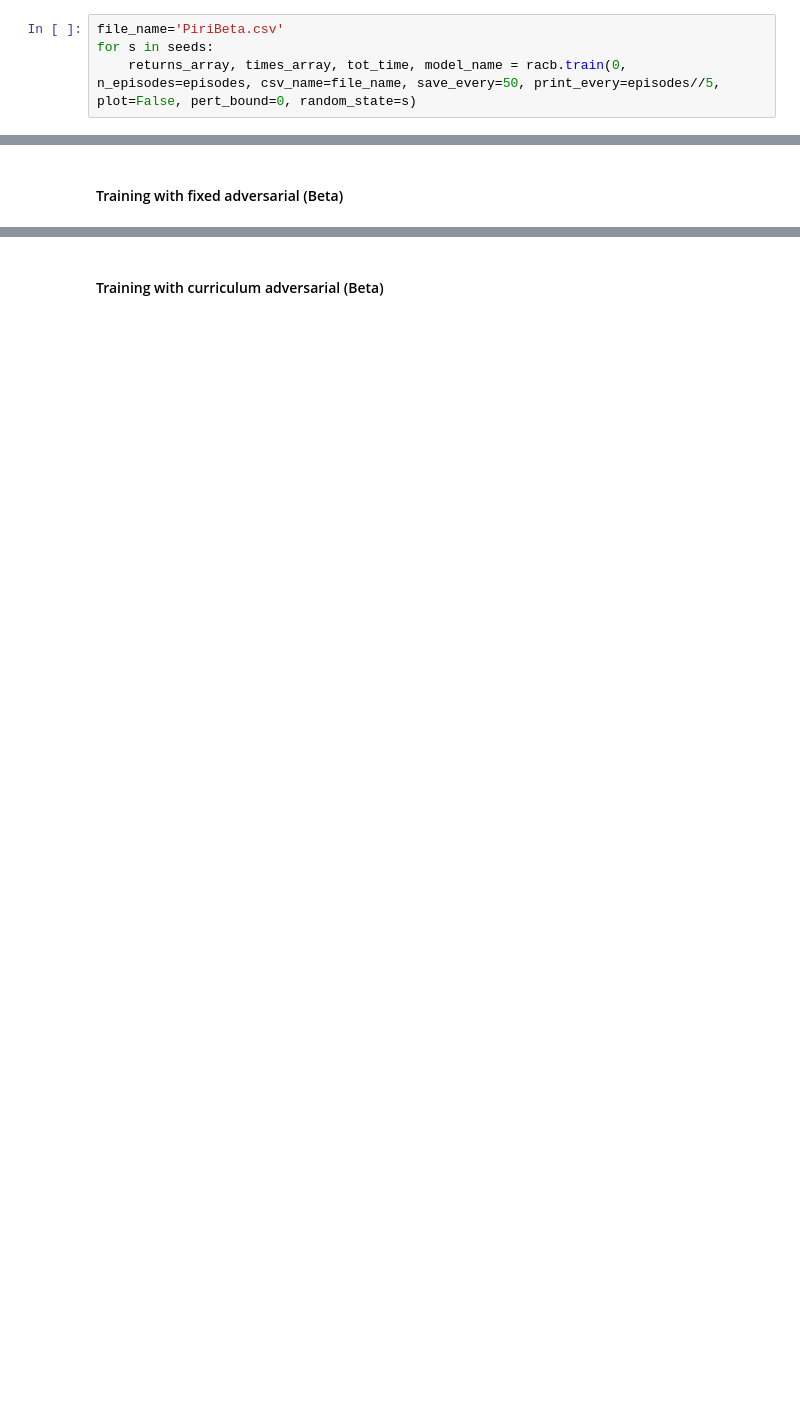
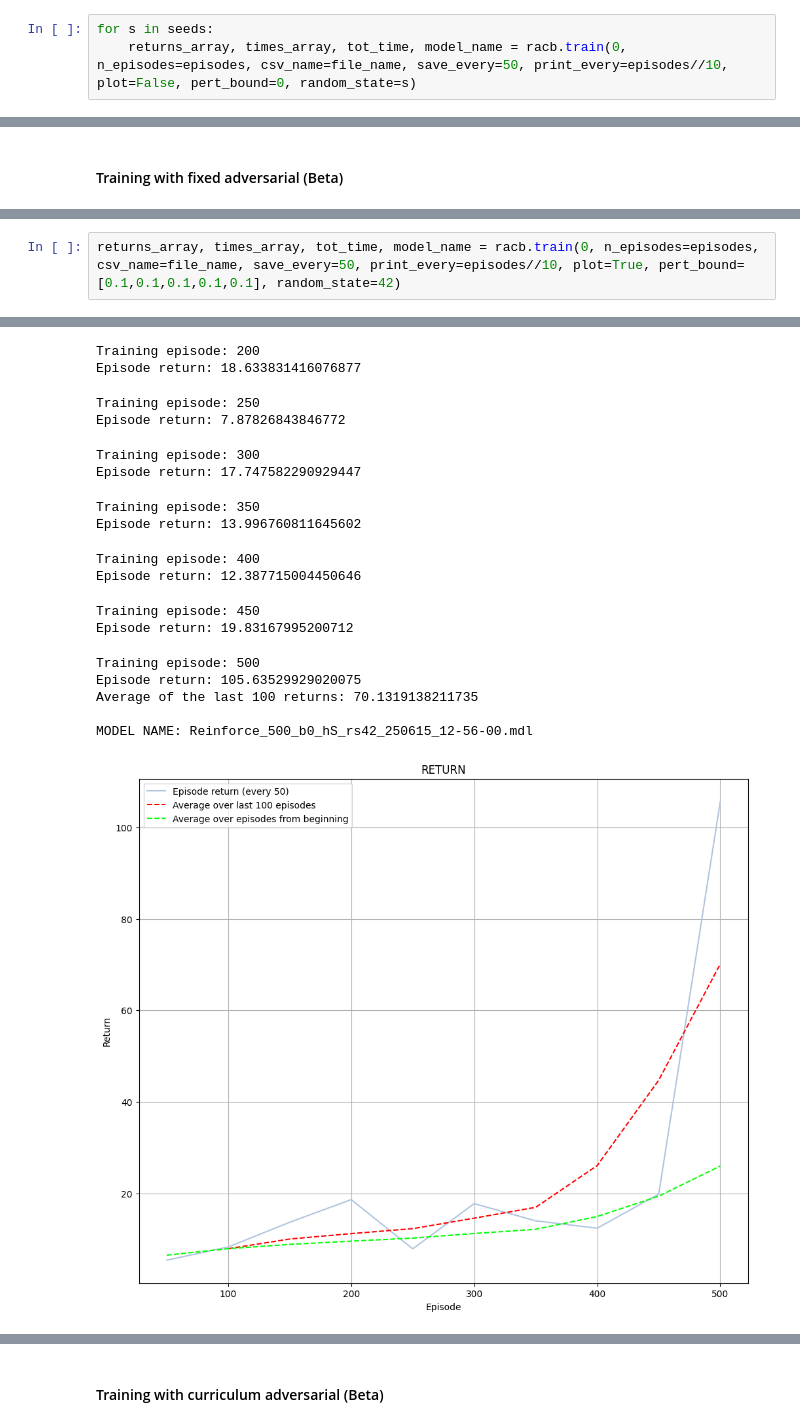
Before and after one commit to MaddalenaGhiotti/ReinforcementLearningProject, a Jupyter notebook: Maddalena/Piri_toRun.ipynb, the cells around one changed output, grey strips where cells are left out. Saved outputs shown, nothing was run; the diff lists cells and outputs as text; blank space fills up the shorter version.

```diff
--- a/Maddalena/Piri_toRun.ipynb
+++ b/Maddalena/Piri_toRun.ipynb
@@ -16,4 +49,3 @@ episodes =50000
 # %%
-file_name='PiriBeta.csv'
 for s in seeds:
-    returns_array, times_array, tot_time, model_name = racb.train(0, n_episodes=episodes, csv_name=file_name, save_every=50, print_every=episodes//5, plot=False, pert_bound=0, random_state=s)
+    returns_array, times_array, tot_time, model_name = racb.train(0, n_episodes=episodes, csv_name=file_name, save_every=50, print_every=episodes//10, plot=False, pert_bound=0, random_state=s)
@@ -21,0 +90,3 @@ for s in seeds:
+# %%
+returns_array, times_array, tot_time, model_name = racb.train(0, n_episodes=episodes, csv_name=file_name, save_every=50, print_every=episodes//10, plot=True, pert_bound=[0.1,0.1,0.1,0.1,0.1], random_state=42)
+# %% [output]
@@ -21,0 +102,18 @@ for s in seeds:
+Training episode: 200
+Episode return: 18.633831416076877
+Training episode: 250
+Episode return: 7.87826843846772
+Training episode: 300
+Episode return: 17.747582290929447
+Training episode: 350
+Episode return: 13.996760811645602
+Training episode: 400
+Episode return: 12.387715004450646
+Training episode: 450
+Episode return: 19.83167995200712
+Training episode: 500
+Episode return: 105.63529929020075
+Average of the last 100 returns: 70.1319138211735
+
+MODEL NAME: Reinforce_500_b0_hS_rs42_250615_12-56-00.mdl
+[figure, added]
```
Also changed, not shown: parts of 10 cells of this notebook, 7 other files.
